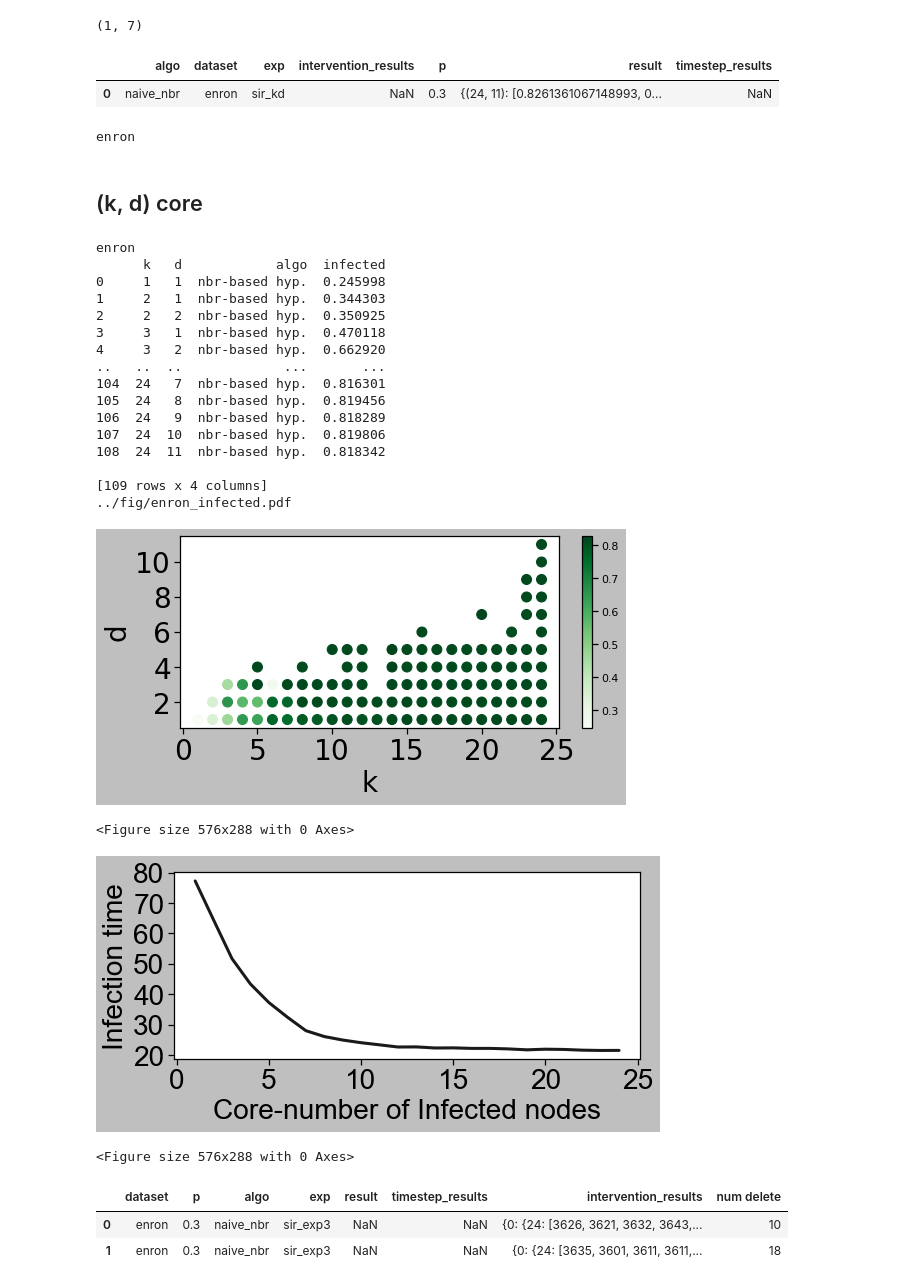
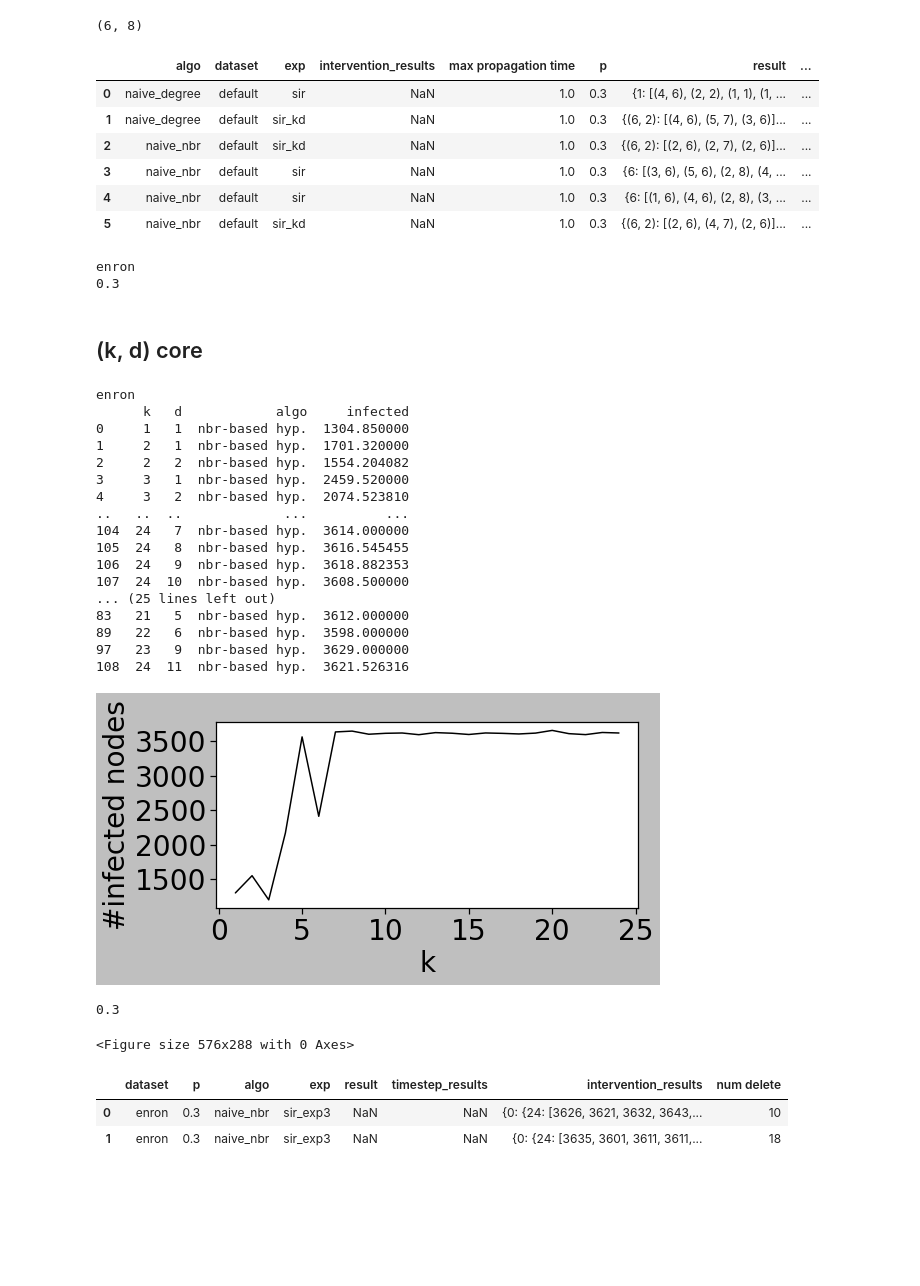
Before and after one commit to toggled/vldbsubmission, a Jupyter notebook: python_src/propagationPlots_bishwa.ipynb, the cells around one changed output. Saved outputs shown, nothing was run; the diff lists cells and outputs as text; code cells hidden in the pictures; blank space fills up the shorter version.

Commit message:
propagation time

```diff
--- a/python_src/propagationPlots_bishwa.ipynb
+++ b/python_src/propagationPlots_bishwa.ipynb
@@ -16,13 +16,18 @@ labelsize = 20
 df = pd.read_csv(output_folder + "propagation_result.csv", header=None)
 # df.columns = ['dataset', 'p', 'algo',  'exp','result','timestep_results', 'intervention_results']
 # df = pd.read_csv(output_folder + "server/propagation_result_final.csv", header=None)
-df.columns = ['algo', 'dataset', 'exp', 'intervention_results', 'p', 'result', 'timestep_results']
+df.columns = ['algo', 'dataset', 'exp', 'intervention_results', 'max propagation time', 'p', 'result', 'timestep_results']
 print(df.shape)
 df.head(15)
 # %% [output]
-(1, 7)
+(6, 8)
-|  | algo | dataset | exp | intervention_results | p | result | timestep_results |
-| 0 | naive_nbr | enron | sir_kd | NaN | 0.3 | {(24, 11): [0.8261361067148993, 0... | NaN |
+|  | algo | dataset | exp | intervention_results | max propagation time | p | result | ... |
+| 0 | naive_degree | default | sir | NaN | 1.0 | 0.3 | {1: [(4, 6), (2, 2), (1, 1), (1, ... | ... |
+| 1 | naive_degree | default | sir_kd | NaN | 1.0 | 0.3 | {(6, 2): [(4, 6), (5, 7), (3, 6)]... | ... |
+| 2 | naive_nbr | default | sir_kd | NaN | 1.0 | 0.3 | {(6, 2): [(2, 6), (2, 7), (2, 6)]... | ... |
+| 3 | naive_nbr | default | sir | NaN | 1.0 | 0.3 | {6: [(3, 6), (5, 6), (2, 8), (4, ... | ... |
+| 4 | naive_nbr | default | sir | NaN | 1.0 | 0.3 | {6: [(1, 6), (4, 6), (2, 8), (3, ... | ... |
+| 5 | naive_nbr | default | sir_kd | NaN | 1.0 | 0.3 | {(6, 2): [(2, 6), (4, 7), (2, 6)]... | ... |
 # %%
 import seaborn as sns
 # from matplotlib.ticker import MaxNLocator
@@ -84,6 +89,7 @@ for key in datasets:
     plt.clf()
 # %% [output]
 enron
+0.3
 # %% [markdown]
 ## (k, d) core
 # %%
@@ -96,7 +102,7 @@ sns.set(rc={'figure.figsize':(8,4)})
 sns.set_style("ticks")
 plt.style.use('grayscale')
 lw = 3
-save = False
+save = True
 
 goodname_algo = {
         'naive_nbr': 'nbr-based hyp.'
@@ -113,54 +119,60 @@ for key in datasets:
     for algo in item['algo'].unique():
         assert item[item['algo'] == algo].shape[0] == 1
         result = literal_eval(item[item['algo'] == algo]['result'].iloc[0])
         result = [(k[0], k[1], v, algo) for k in result for v in result[k]]
         result_df = result_df.append(pd.DataFrame(result, columns = ['k', 'd', 'infected', 'algo']), ignore_index=False)
         # print(result_df)
     #Plot mean
     meandf = result_df.groupby(['k', 'd', 'algo']).mean().reset_index()
     # meandf['color'] = meandf.apply(lambda x: 1 - x['infected'], axis=1)
     print(meandf)
+    meandf = meandf[meandf.groupby('k')['d'].transform('max') == meandf['d']]
+    print()
+    print(meandf)
 
     fig, ax = plt.subplots()
     # sns.lineplot(x = 'core number', y = 'infected', hue='algo', hue_order = ['clique graph', 'nbr-based hyp.', 'deg-based hyp.'],
     #                 data=meandf, color='k', linewidth = lw)
     # sns.lineplot(x = 'core number', y = 'infected', hue='algo', label = None, data=meandf, color='k', linewidth = lw)
     # sns.heatmap(data=meandf[['k', 'd']],  cmap=meandf['infected'])
-    plt.scatter(meandf['k'], meandf['d'], s=100, c=meandf['infected'], cmap='Greens')
-    plt.colorbar()
+    # plt.scatter(meandf['k'], meandf['d'], s=100, c=meandf['infected'], cmap='Greens')
+    sns.lineplot(x='k', y='infected', palette='colorblind', data=meandf)
+    # plt.colorbar()
     plt.xlabel('k', fontsize=fontsize)
-    plt.ylabel("d", fontsize=fontsize)
+    plt.ylabel("#infected nodes", fontsize=fontsize)
     plt.xticks(fontsize=fontsize)
     # plt.xticks()
     plt.yticks(fontsize=fontsize)
     plt.tight_layout()
     filename = key
     if(save):
-        plt.savefig("../fig/" + filename + "_infected.pdf")
+        plt.savefig("../fig/" + filename + "_infected_kd.pdf")
         plt.show()
     else:
         print("../fig/" + filename + "_infected.pdf")
         plt.show()
     plt.clf()
 # %% [output]
 enron
-      k   d            algo  infected
-0     1   1  nbr-based hyp.  0.245998
-1     2   1  nbr-based hyp.  0.344303
-2     2   2  nbr-based hyp.  0.350925
-3     3   1  nbr-based hyp.  0.470118
-4     3   2  nbr-based hyp.  0.662920
-..   ..  ..             ...       ...
-104  24   7  nbr-based hyp.  0.816301
-105  24   8  nbr-based hyp.  0.819456
-106  24   9  nbr-based hyp.  0.818289
-107  24  10  nbr-based hyp.  0.819806
-108  24  11  nbr-based hyp.  0.818342
-
-[109 rows x 4 columns]
-../fig/enron_infected.pdf
+      k   d            algo     infected
+0     1   1  nbr-based hyp.  1304.850000
+1     2   1  nbr-based hyp.  1701.320000
+2     2   2  nbr-based hyp.  1554.204082
+3     3   1  nbr-based hyp.  2459.520000
+4     3   2  nbr-based hyp.  2074.523810
+..   ..  ..             ...          ...
+104  24   7  nbr-based hyp.  3614.000000
+105  24   8  nbr-based hyp.  3616.545455
+106  24   9  nbr-based hyp.  3618.882353
+107  24  10  nbr-based hyp.  3608.500000
+... (25 lines left out)
+83   21   5  nbr-based hyp.  3612.000000
+89   22   6  nbr-based hyp.  3598.000000
+97   23   9  nbr-based hyp.  3629.000000
+108  24  11  nbr-based hyp.  3621.526316
-[figure, old version]
+[figure, new version]
-<Figure size 576x288 with 0 Axes>
+0.3
+<Figure size 576x288 with 0 Axes>
 # %%
 import seaborn as sns
 from matplotlib.ticker import MaxNLocator
@@ -208,9 +220,6 @@ for key in df2.dataset.unique():
         plt.show()
         # break
     plt.clf()
-# %% [output]
-[figure, removed]
-<Figure size 576x288 with 0 Axes>
 # %%
 df_nbr = pd.read_csv("../output/propagation_result_recursive_delinner_enron_naive_nbr3.csv", header=None)
 df_nbr.columns = ['dataset', 'p', 'algo', 'exp', 'result', 'timestep_results', 'intervention_results', 'num delete']
```
Also changed, not shown: parts of 3 cells of this notebook, 4 other files.
